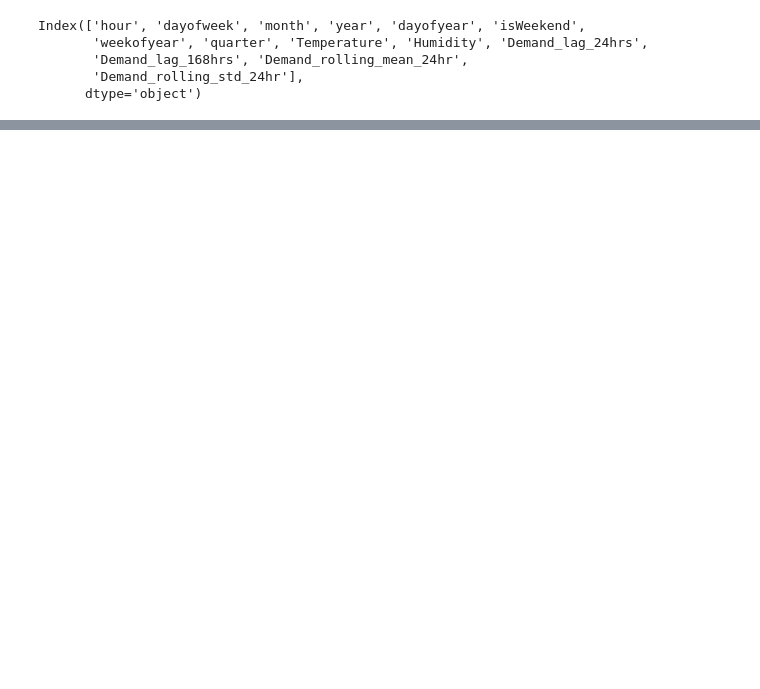
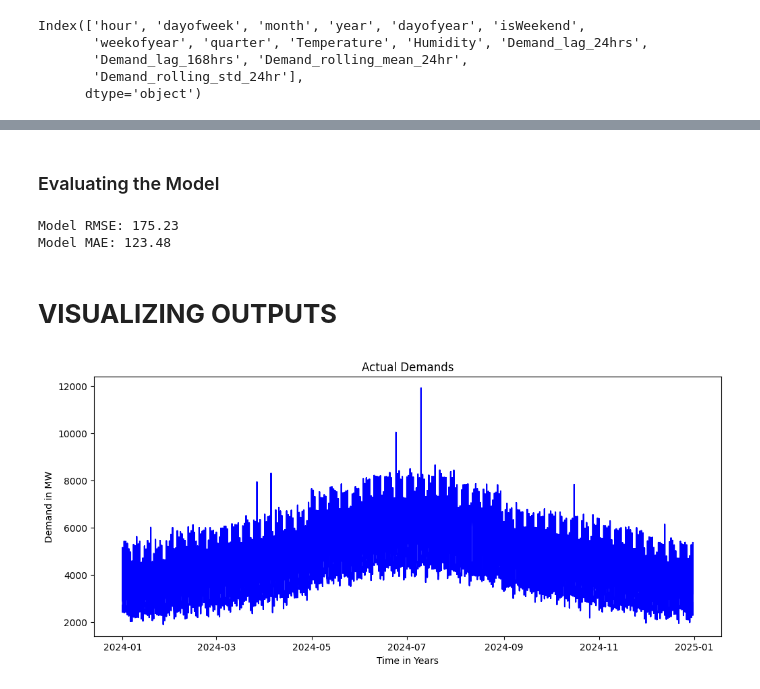
Before and after one commit to BrilliantChard/Electricity-Demand-Prediction, a Jupyter notebook: Electricity Demand Prediction.ipynb, the cells around one changed output, grey strips where cells are left out. Saved outputs shown, nothing was run; the diff lists cells and outputs as text; code cells hidden in the pictures; blank space fills up the shorter version.

```diff
--- a/Electricity Demand Prediction.ipynb
+++ b/Electricity Demand Prediction.ipynb
@@ -782,3 +765,6 @@ X
+# %%
+X_train = X.loc[: "2023-12-31"]
+Y_train = Y.loc[: "2023-12-31"]
 # %%
 X.columns
 # %% [output]
@@ -789,0 +784,3 @@ Index(['hour', 'dayofweek', 'month', 'year', 'dayofyear', 'isWeekend',
+# %%
+X_test = X.loc['2024-01-01' :]
+Y_test = Y.loc['2024-01-01' :]
@@ -789,0 +822,8 @@ Index(['hour', 'dayofweek', 'month', 'year', 'dayofyear', 'isWeekend',
+# %%
+model_xgb = XGBRegressor(
+    n_estimators = 1000,
+    early_stopping_rounds = 50,
+    learning_rate = 0.01,
+    random_state = 42,
+    objective = 'reg:squarederror'
+)
@@ -789,0 +835,2 @@ Index(['hour', 'dayofweek', 'month', 'year', 'dayofyear', 'isWeekend',
+# %%
+model_xgb.fit(X_train, Y_train, eval_set = [(X_train, Y_train), (X_test, Y_test)], verbose=False)
@@ -789,0 +853,2 @@ Index(['hour', 'dayofweek', 'month', 'year', 'dayofyear', 'isWeekend',
+# %% [markdown]
+### Evaluating the Model
@@ -789,0 +859,16 @@ Index(['hour', 'dayofweek', 'month', 'year', 'dayofyear', 'isWeekend',
+# %%
+print(f"Model RMSE: {rmse:.2f} \nModel MAE: {mae:.2f}")
+# %% [output]
+Model RMSE: 175.23
+Model MAE: 123.48
+# %% [markdown]
+# **VISUALIZING OUTPUTS**
+# %%
+plt.figure(figsize = (12, 5))
+plt.plot(Y_test.index, Y_test, color = 'Blue')
+plt.title('Actual Demands')
+plt.xlabel('Time in Years')
+plt.ylabel('Demand in MW')
+plt.show()
+# %% [output]
+[figure, added]
```
Also changed, not shown: parts of 19 cells of this notebook.
